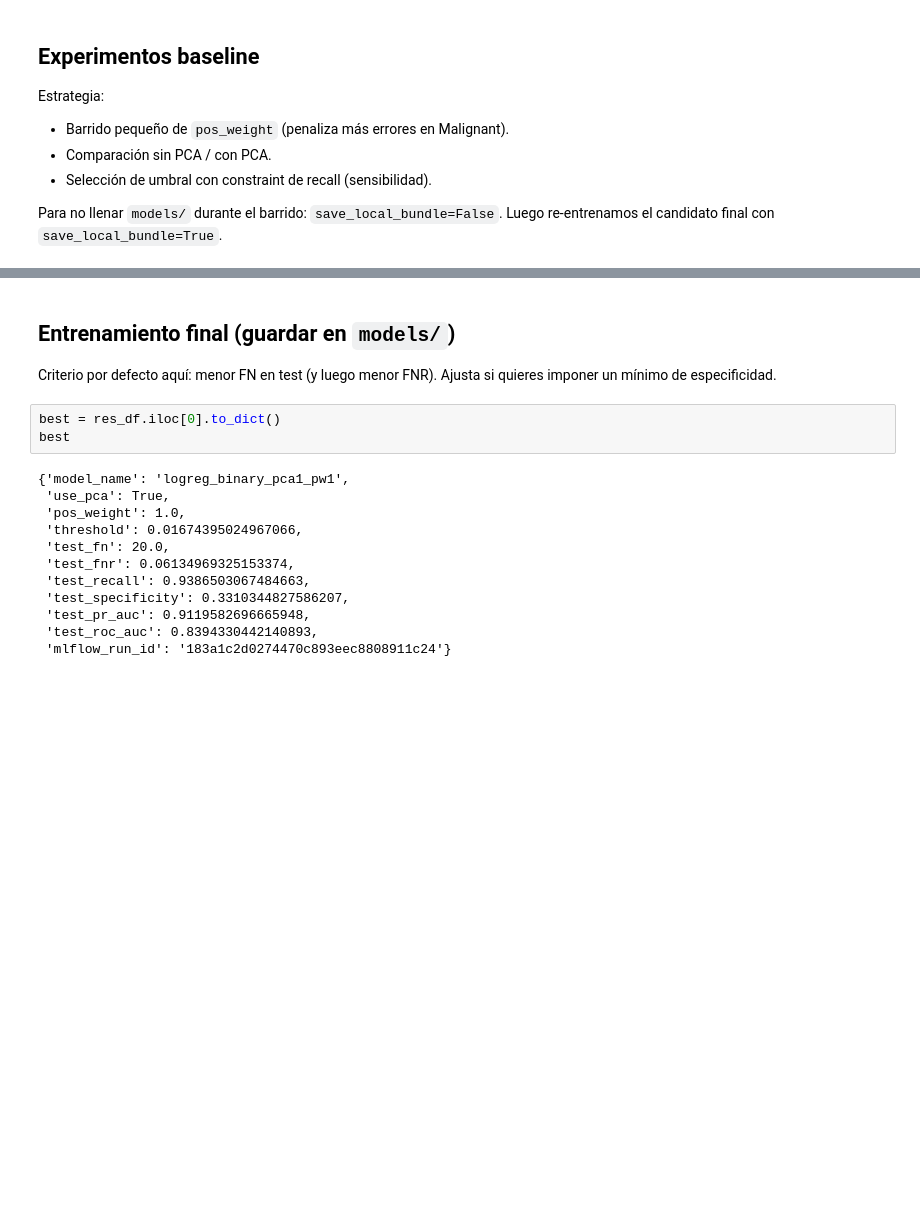
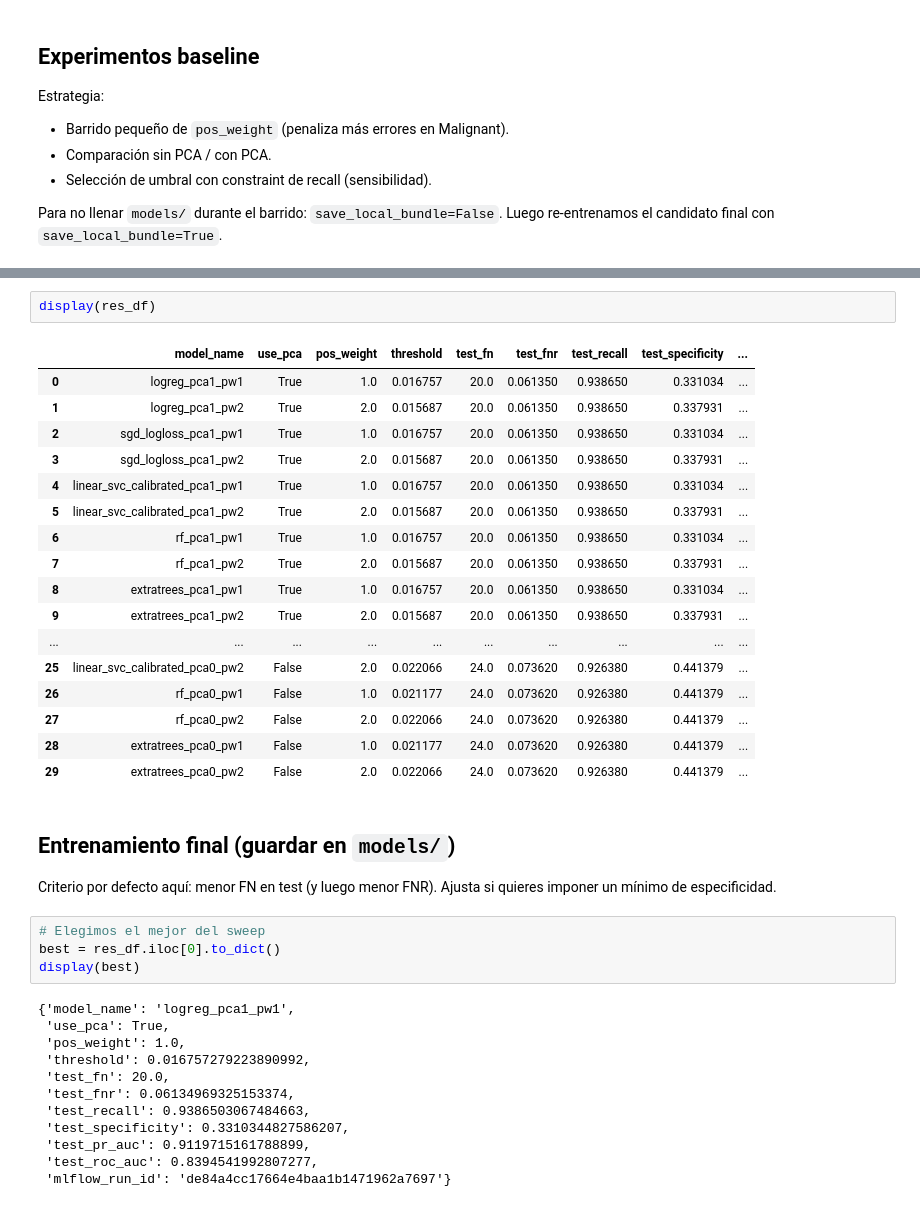
Before and after one commit to MisterMito/TFM, a Jupyter notebook: notebooks/3.0-ssic-binary-baselines.ipynb, the cells around one changed output, grey strips where cells are left out. Saved outputs shown, nothing was run; the diff lists cells and outputs as text; blank space fills up the shorter version.

Commit message:
Feat (notebook): Aplicamos los nuevos cambios del pipeline del modelo binario

```diff
--- a/notebooks/3.0-ssic-binary-baselines.ipynb
+++ b/notebooks/3.0-ssic-binary-baselines.ipynb
@@ -157,22 +147,43 @@ res_df
+# %%
+display(res_df)
+# %% [output]
+|  | model_name | use_pca | pos_weight | threshold | test_fn | test_fnr | test_recall | test_specificity | ... |
+| 0 | logreg_pca1_pw1 | True | 1.0 | 0.016757 | 20.0 | 0.061350 | 0.938650 | 0.331034 | ... |
+| 1 | logreg_pca1_pw2 | True | 2.0 | 0.015687 | 20.0 | 0.061350 | 0.938650 | 0.337931 | ... |
+| 2 | sgd_logloss_pca1_pw1 | True | 1.0 | 0.016757 | 20.0 | 0.061350 | 0.938650 | 0.331034 | ... |
+| 3 | sgd_logloss_pca1_pw2 | True | 2.0 | 0.015687 | 20.0 | 0.061350 | 0.938650 | 0.337931 | ... |
+| 4 | linear_svc_calibrated_pca1_pw1 | True | 1.0 | 0.016757 | 20.0 | 0.061350 | 0.938650 | 0.331034 | ... |
+| 5 | linear_svc_calibrated_pca1_pw2 | True | 2.0 | 0.015687 | 20.0 | 0.061350 | 0.938650 | 0.337931 | ... |
+| 6 | rf_pca1_pw1 | True | 1.0 | 0.016757 | 20.0 | 0.061350 | 0.938650 | 0.331034 | ... |
+| 7 | rf_pca1_pw2 | True | 2.0 | 0.015687 | 20.0 | 0.061350 | 0.938650 | 0.337931 | ... |
+| 8 | extratrees_pca1_pw1 | True | 1.0 | 0.016757 | 20.0 | 0.061350 | 0.938650 | 0.331034 | ... |
+| 9 | extratrees_pca1_pw2 | True | 2.0 | 0.015687 | 20.0 | 0.061350 | 0.938650 | 0.337931 | ... |
+| ... | ... | ... | ... | ... | ... | ... | ... | ... | ... |
+| 25 | linear_svc_calibrated_pca0_pw2 | False | 2.0 | 0.022066 | 24.0 | 0.073620 | 0.926380 | 0.441379 | ... |
+| 26 | rf_pca0_pw1 | False | 1.0 | 0.021177 | 24.0 | 0.073620 | 0.926380 | 0.441379 | ... |
+| 27 | rf_pca0_pw2 | False | 2.0 | 0.022066 | 24.0 | 0.073620 | 0.926380 | 0.441379 | ... |
+| 28 | extratrees_pca0_pw1 | False | 1.0 | 0.021177 | 24.0 | 0.073620 | 0.926380 | 0.441379 | ... |
+| 29 | extratrees_pca0_pw2 | False | 2.0 | 0.022066 | 24.0 | 0.073620 | 0.926380 | 0.441379 | ... |
 # %% [markdown]
 ## Entrenamiento final (guardar en `models/`)
 
 Criterio por defecto aquí: menor FN en test (y luego menor FNR). Ajusta si quieres imponer un mínimo de especificidad.
 # %%
+# Elegimos el mejor del sweep
 best = res_df.iloc[0].to_dict()
-best
+display(best)
 # %% [output]
-{'model_name': 'logreg_binary_pca1_pw1',
+{'model_name': 'logreg_pca1_pw1',
  'use_pca': True,
  'pos_weight': 1.0,
- 'threshold': 0.01674395024967066,
+ 'threshold': 0.016757279223890992,
  'test_fn': 20.0,
  'test_fnr': 0.06134969325153374,
  'test_recall': 0.9386503067484663,
  'test_specificity': 0.3310344827586207,
- 'test_pr_auc': 0.9119582696665948,
- 'test_roc_auc': 0.8394330442140893,
- 'mlflow_run_id': '183a1c2d0274470c893eec8808911c24'}
+ 'test_pr_auc': 0.9119715161788899,
+ 'test_roc_auc': 0.8394541992807277,
+ 'mlflow_run_id': 'de84a4cc17664e4baa1b1471962a7697'}
 # %%
 final_cfg = replace(
     base_cfg,
```
Also changed, not shown: parts of 4 cells of this notebook.
